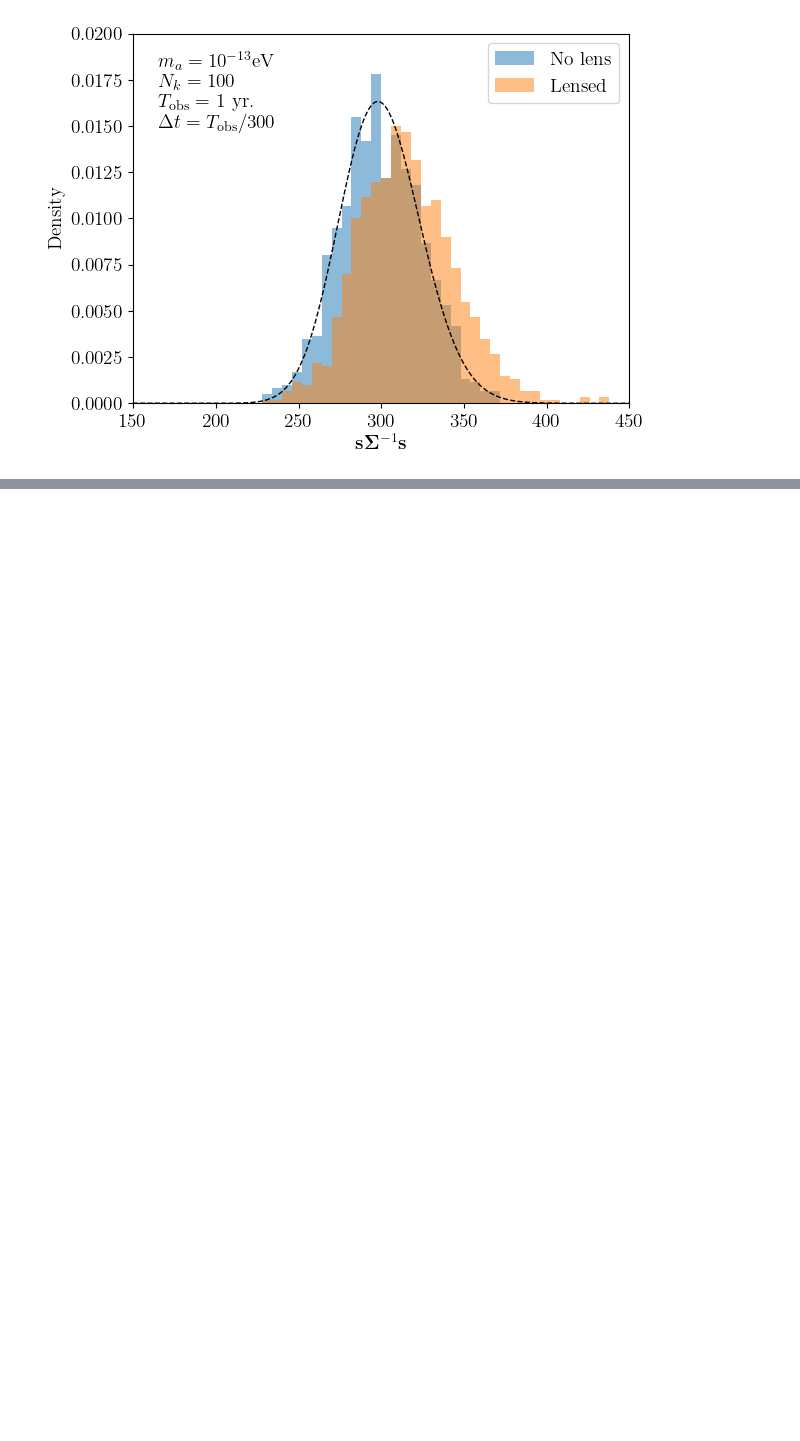
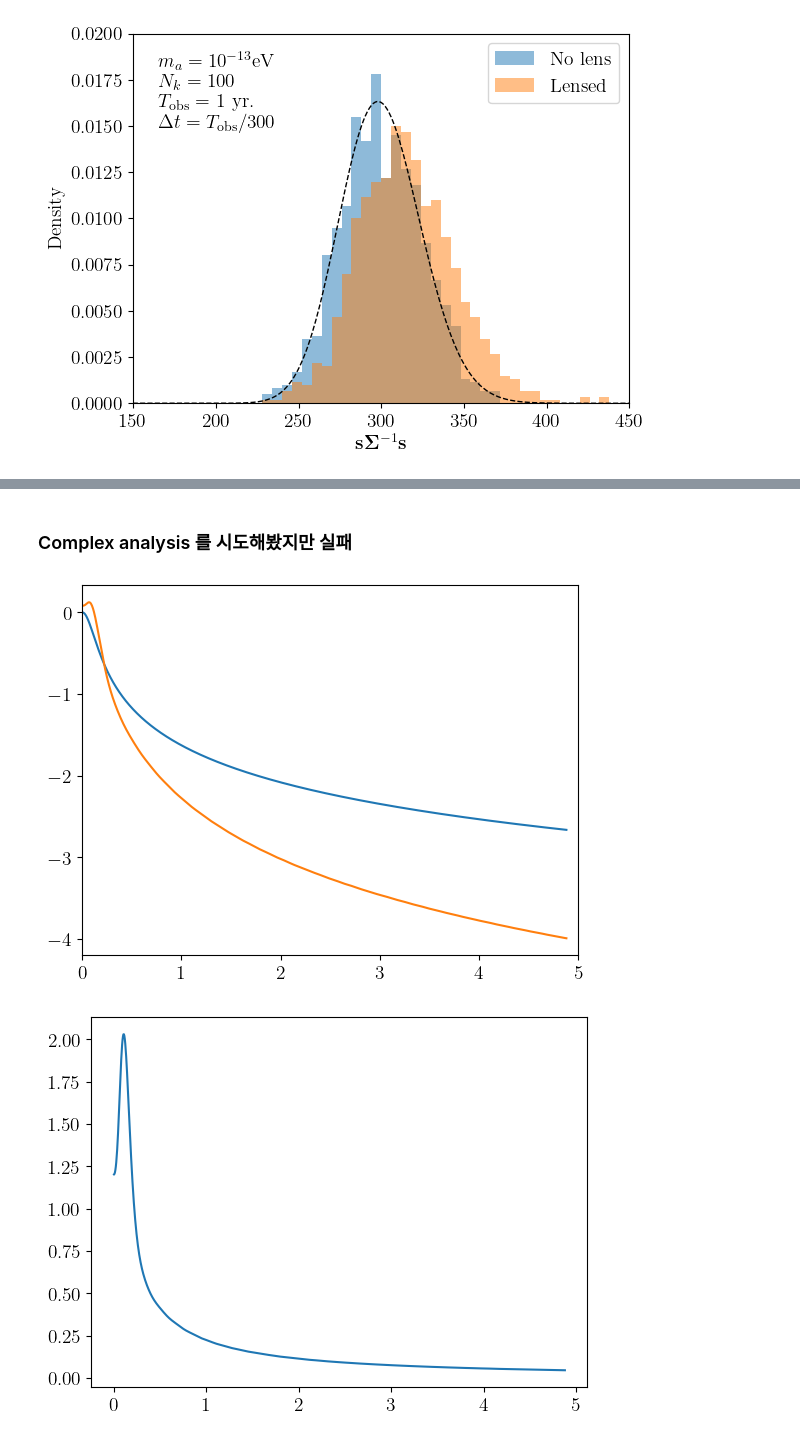
Before and after one commit to sjkimphya/DMlensing-calc, a Jupyter notebook: DMfigure.ipynb, the cells around one changed output, grey strips where cells are left out. Cells and saved outputs as stored; diff of their text form; code cells hidden in the pictures; blank space fills up the shorter version.

```diff
--- a/DMfigure.ipynb
+++ b/DMfigure.ipynb
@@ -144,0 +187,64 @@ Done
+# %% [markdown]
+### Complex analysis 를 시도해봤지만 실패
+# %%
+logt_data = np.linspace(0, 0.02*ly, 1001)#np.linspace(-8, 2, 1001)
+t_data = logt_data  # 10**logt_data * ly
+
+# x_data = (AU/c)*np.array( [[cos(theta), cos(pi/3)*sin(theta), sin(pi/3)*sin(theta)] for theta in theta_data])
+cov_data = np.zeros_like(t_data)
+cov_lens_data = np.zeros_like(t_data)
+cov_data_env = np.zeros_like(t_data)
+cov_lens_data_env = np.zeros_like(t_data)
+amp_list = np.zeros_like(t_data)
+
+v_ob_vec = np.array( [0,0,8e-4] )
+m=1e-13*eV/hbar
+sig_v = 8e-4 / sqrt(2)
+T_coh = 2*pi/(m*sig_v**2)
+tilt = pi/3
+
+from tqdm import tqdm
+for idx, dt in tqdm(enumerate(t_data), desc='idx'):
+    theta0 = 0
+    d_theta = 0#2*pi*dt/ly
+    theta = theta0 + d_theta
+
+    x0_vec = (AU/c)* np.array( [sin(theta0), cos(tilt)*cos(theta0), sin(tilt)*cos(theta0)] )
+    x_vec = (AU/c)* np.array( [sin(theta), cos(tilt)*cos(theta), sin(tilt)*cos(theta)] )
+    dx_vec = x_vec - x0_vec
+
+    # cov_data_zerodx[idx] = Cov_mat_component(0, dx_vec, v_ob_vec, m, sig_v, envelop=False )
+    cov_comp = Cov_mat_component(dt, dx_vec, v_ob_vec, m, sig_v, complex=True )
+    cov_data_env[idx] = abs(cov_comp)
+    cov_data[idx] = cov_comp.real
+    # cov_data_zerodx_env[idx] = Cov_mat_component(0, dx_vec, v_ob_vec, m, sig_v, envelop=True )
+
+    zeta = 1 - 1j*m*sig_v**2*dt
+    xi_vec = np.array(v_ob_vec, dtype=complex) - 1j*m*sig_v**2*np.array(dx_vec, dtype=complex)
+    v_cplx_vec = xi_vec / zeta
+    amp = np.conjugate(Amp_Sun(np.conjugate(v_cplx_vec), x0_vec)) * Amp_Sun(v_cplx_vec, x_vec)
+    amp_list[idx] = abs(amp)
+
+    cov_lens_data[idx] = (cov_comp*amp).real
+    cov_lens_data_env[idx] = abs(cov_comp*amp)
+
+# plt.plot(logt_data/T_coh , np.log10(abs(cov_data)), alpha=.3)
+plt.plot(logt_data/T_coh , np.log10(abs(cov_data_env)), alpha=1)
+# plt.plot(logt_data/T_coh , np.log10(abs(cov_lens_data)), alpha=.3)
+plt.plot(logt_data/T_coh , np.log10(abs(cov_lens_data_env)), alpha=1)
+# plt.plot(logt_data/T_coh , np.log10(abs(cov_data_zerodx)), alpha=.3)
+plt.xlim(0,5)
+plt.show()
+
+plt.plot(logt_data/T_coh, (amp_list))
+plt.show()
+
+# plt.plot(logt_data/T_coh , (cov_data), alpha=.3)
+# plt.plot(logt_data/T_coh , (cov_data_env), alpha=.3)
+
+# # plt.plot(logt_data/T_coh , cov_data_zerodx, alpha=.3)
+# plt.xlim(0,1)
+# plt.show()
+# %% [output]
+[figure, added]
+[figure, added]
```
Also changed, not shown: parts of 21 cells of this notebook, 1 other file.
